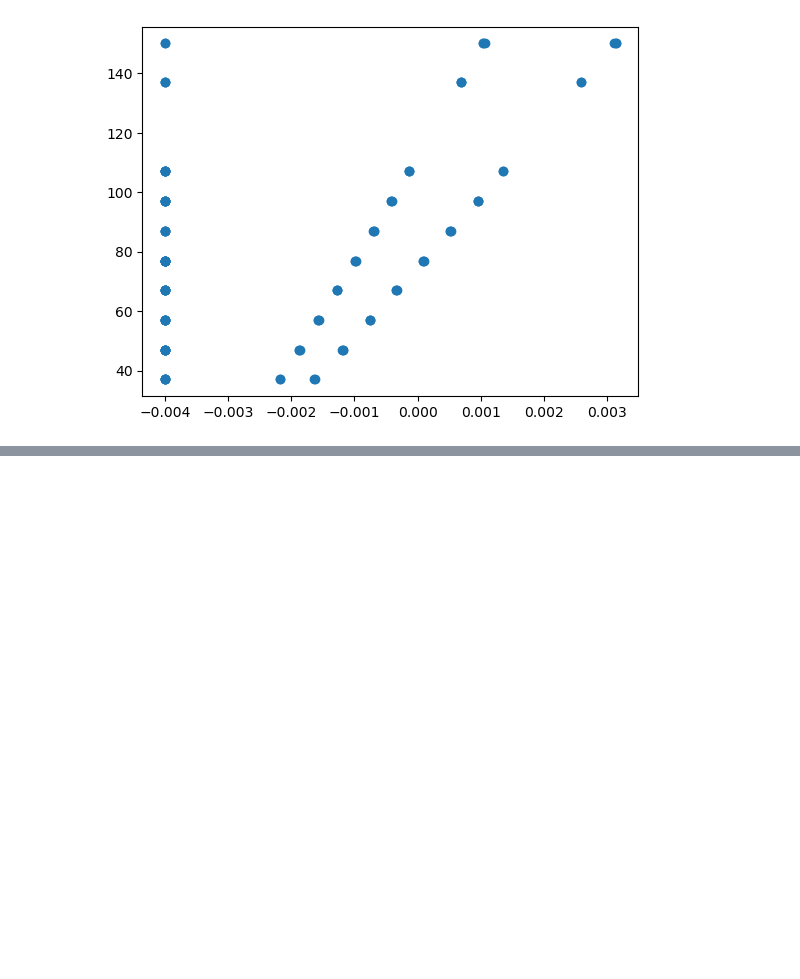
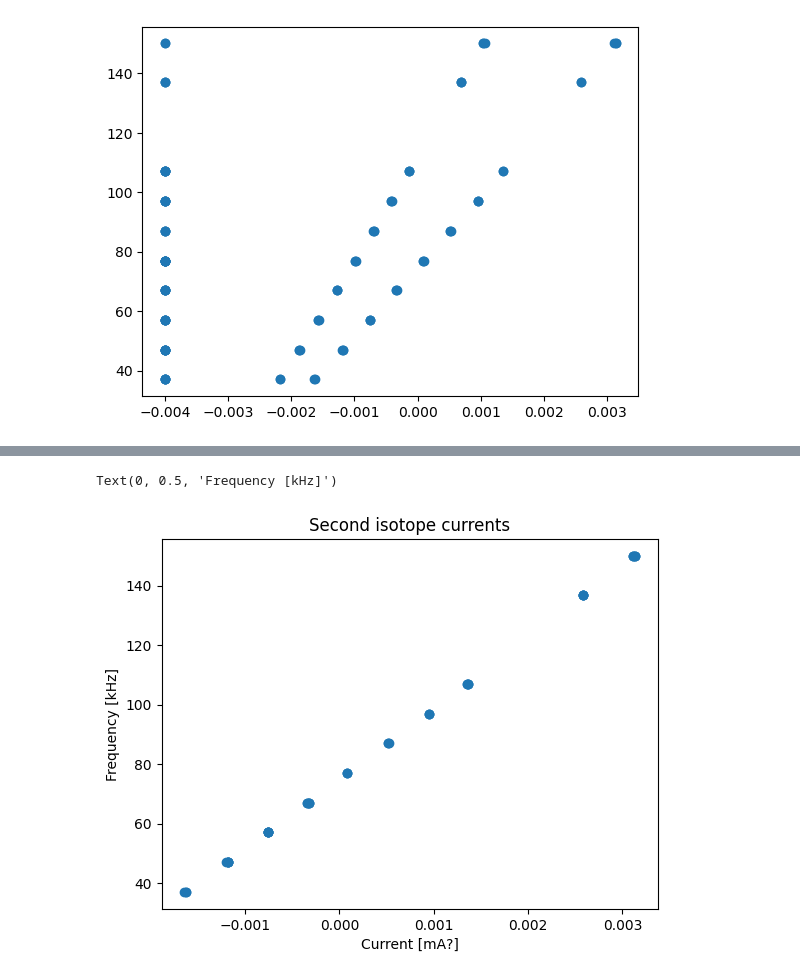
Before and after one commit to arielsmyri/phys_p_451, a Jupyter notebook: optical_pumping_lab/optical_pumping_analysis.ipynb, the cells around one changed output, grey strips where cells are left out. Drawn from its saved outputs; the diff is of its cells as text; code cells hidden in the pictures; blank space fills up the shorter version.

```diff
--- a/optical_pumping_lab/optical_pumping_analysis.ipynb
+++ b/optical_pumping_lab/optical_pumping_analysis.ipynb
@@ -299,0 +321,9 @@ for freq in frequencies:
+# %%
+fig, ax = plt.subplots()
+ax.scatter(second_isotope_currents, second_isotope_frequencies)
+ax.set_title("Second isotope currents")
+ax.set_xlabel("Current [mA?]")
+ax.set_ylabel("Frequency [kHz]")
+# %% [output]
+Text(0, 0.5, 'Frequency [kHz]')
+[figure, added]
```
Also changed, not shown: parts of 2 cells of this notebook.
